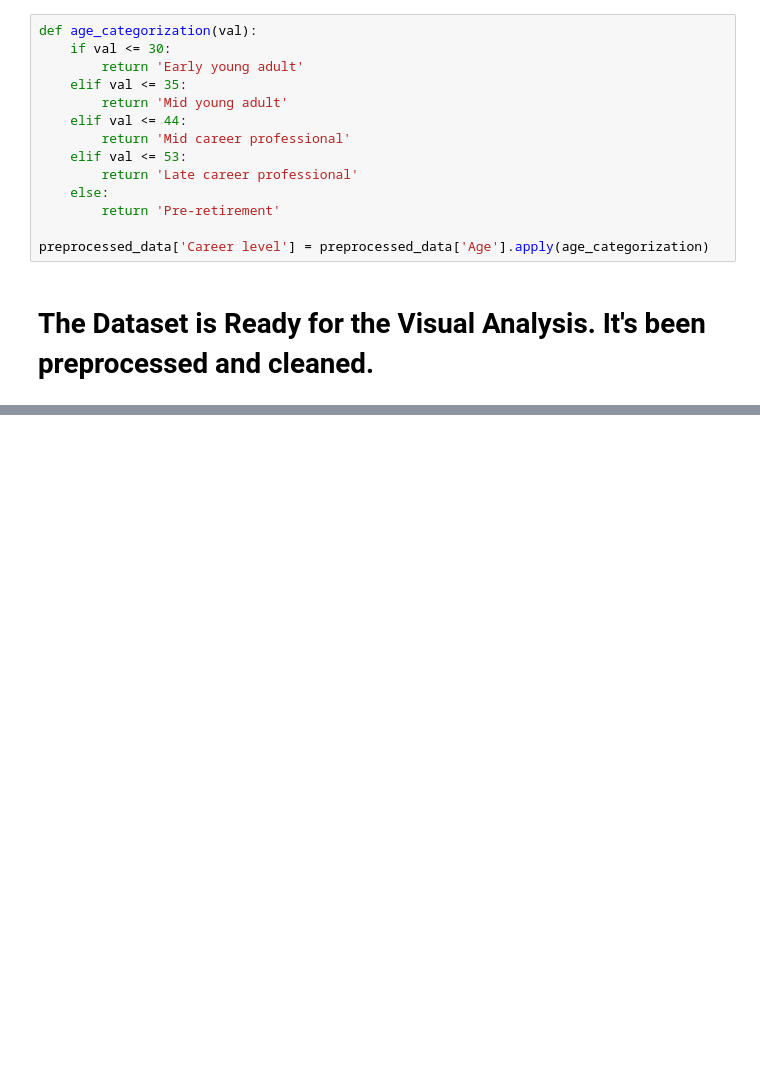
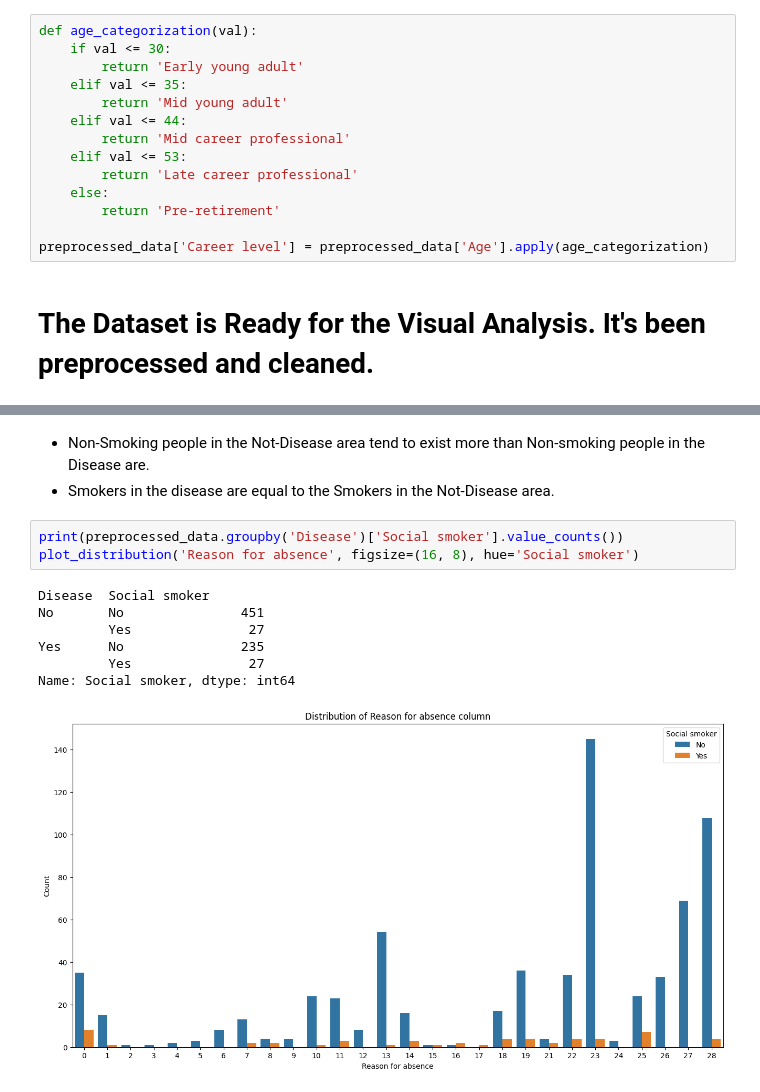
Before and after one commit to alaalmy-ahmed/Absenteeism-at-Work, a Jupyter notebook: knowing the data.ipynb, the cells around one changed output, grey strips where cells are left out. Drawn from its saved outputs; the diff is of its cells as text; blank space fills up the shorter version.

```diff
--- a/knowing the data.ipynb
+++ b/knowing the data.ipynb
@@ -143,0 +264,14 @@ preprocessed_data['Career level'] = preprocessed_data['Age'].apply(age_categoriz
+# %% [markdown]
+- Non-Smoking people in the Not-Disease area tend to exist more than Non-smoking people in the Disease are.
+- Smokers in the disease are equal to the Smokers in the Not-Disease area.
+# %%
+print(preprocessed_data.groupby('Disease')['Social smoker'].value_counts())
+plot_distribution('Reason for absence', figsize=(16, 8), hue='Social smoker')
+# %% [output]
+Disease  Social smoker
+No       No               451
+         Yes               27
+Yes      No               235
+         Yes               27
+Name: Social smoker, dtype: int64
+[figure, added]
```
Also changed, not shown: parts of 24 cells of this notebook, 46 other files.
